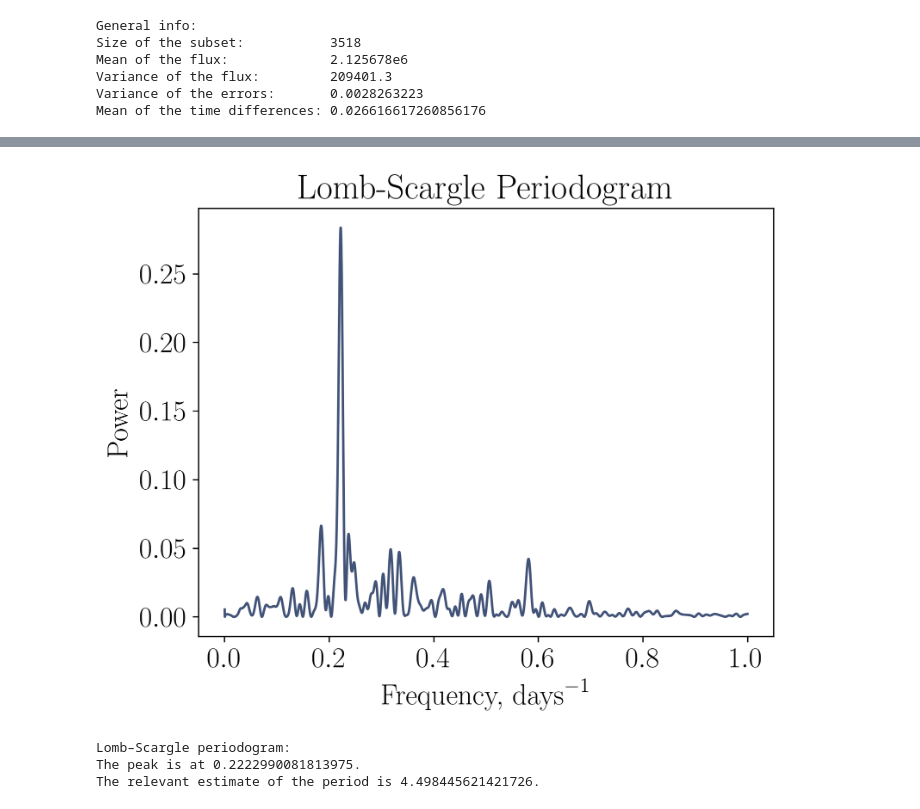
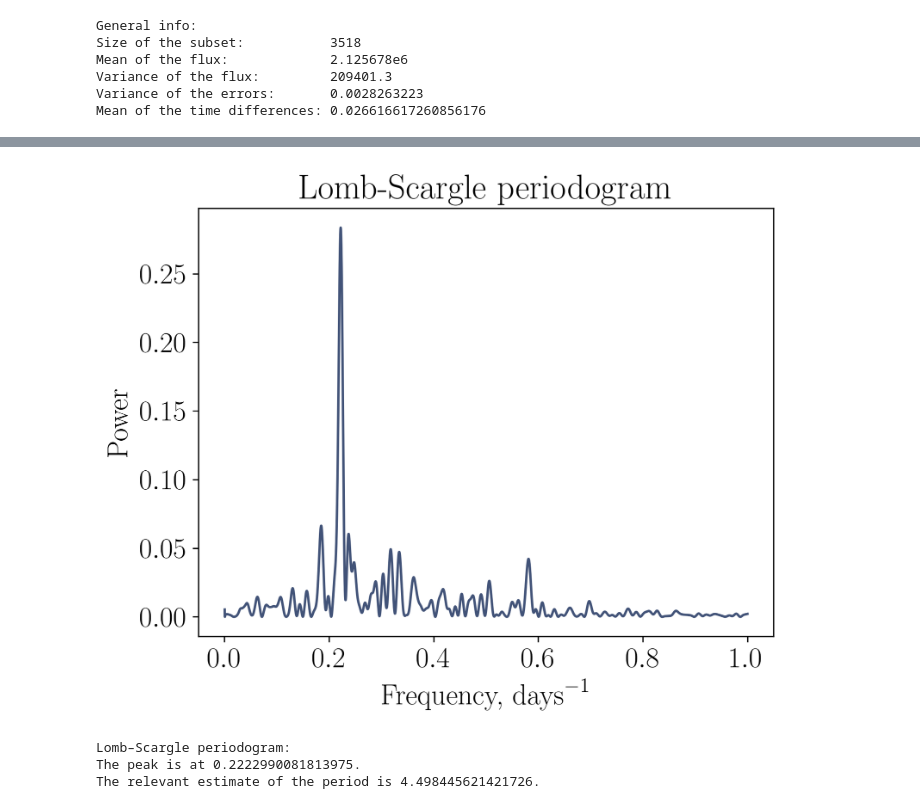
Before and after one commit to paveloom-c/GPKernels, a Jupyter notebook: notebooks/KIC1430163/KIC1430163.ipynb, the cells around one changed output, grey strips where cells are left out. Cells and saved outputs as stored; diff of their text form; code cells hidden in the pictures.

```diff
--- a/notebooks/KIC1430163/KIC1430163.ipynb
+++ b/notebooks/KIC1430163/KIC1430163.ipynb
@@ -127,35 +127,35 @@ title(L"\textrm{Time Series of the 5th Quarter}");
 # %%
 # Choose a set of frequencies
 frequencies = range(1 / size(t, 1) + 0.0003, 1.0; length = 5000)
 
 # Pre-plan the Lomb–Scargle periodogram
 plan = LombScargle.plan(t, f, fσ; frequencies)
 
 # Compute the Lomb–Scargle periodogram
 p = lombscargle(plan)
 
 # Get the frequency and the power vectors
 ν, P = freqpower(p)
 
 # Determine the peak
 νₘ = findmaxfreq(p)[1]
 
 # Determine the period at this peak
 P₀ = 1 / νₘ
 
 close()
 plot(ν, P; color)
 
-title(L"\textrm{Lomb-Scargle Periodogram}")
+title(L"\textrm{Lomb-Scargle periodogram}")
 xlabel(L"\textrm{Frequency, days}^{-1}")
 ylabel(L"\textrm{Power}")
 
 println("""
 Lomb–Scargle periodogram:
 The peak is at $(νₘ).
 The relevant estimate of the period is $(P₀).""")
 # %% [output]
-[figure, old version]
+[figure, new version]
 Lomb–Scargle periodogram:
 The peak is at 0.2222990081813975.
 The relevant estimate of the period is 4.498445621421726.
```
Also changed, not shown: parts of 3 cells of this notebook, 1 other file.
